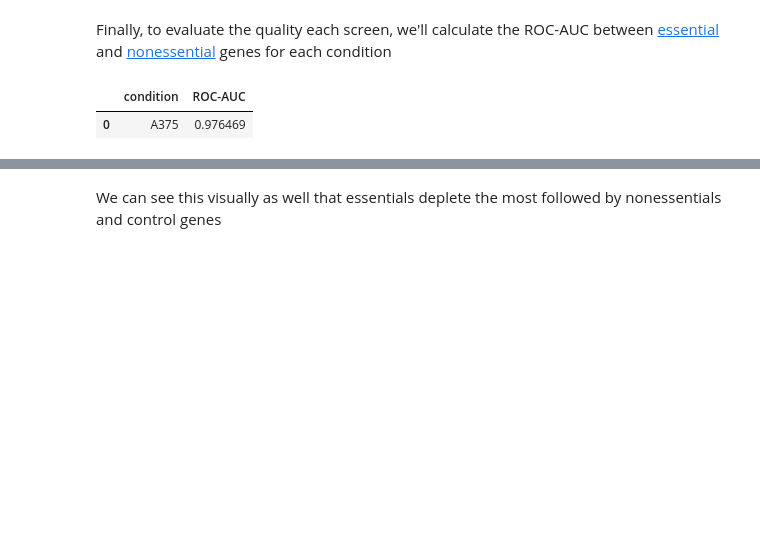
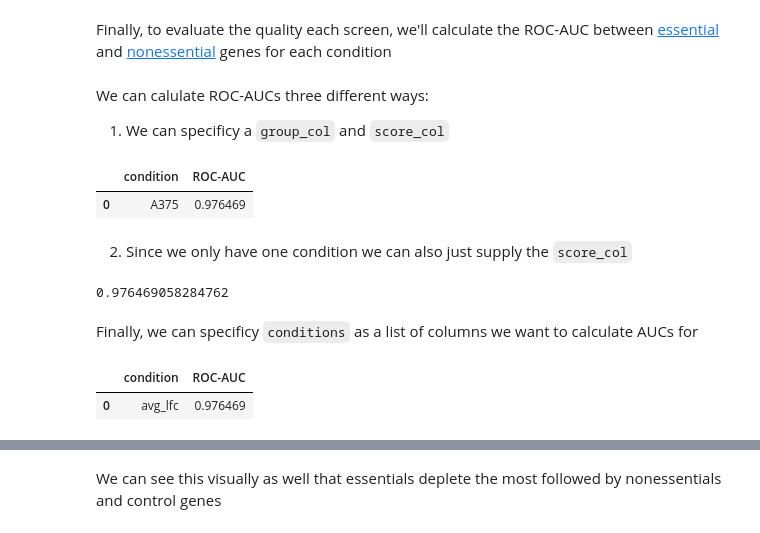
Before and after one commit to gpp-rnd/poola, a Jupyter notebook: 00_core.ipynb, the cells around one changed output, grey strips where cells are left out. Saved outputs shown, nothing was run; the diff lists cells and outputs as text; code cells hidden in the pictures; blank space fills up the shorter version.

Commit message:
code (roc-auc): update roc-auc calculation to allow different inputs

```diff
--- a/00_core.ipynb
+++ b/00_core.ipynb
@@ -224,7 +224,8 @@ def average_replicate_lfcs(lfcs, guide_col, condition_indices, sep='_', lfc_cols
 # %% [markdown]
 Since we see a strong correlation, we'll average the log-fold change of each sgRNA across replicates
 # %%
-avg_replicate_lfc_df = average_replicate_lfcs(lfcs=lfc_df, guide_col='sgRNA Sequence', condition_indices=[0])
+avg_replicate_lfc_df = average_replicate_lfcs(lfcs=lfc_df, guide_col='sgRNA Sequence', condition_indices=[0],
+                                              sep='_')
 assert np.abs(avg_replicate_lfc_df.shape[0] - read_counts.shape[0]) < 1000
 # %% [markdown]
 ### Average log-fold changes by gene
@@ -414,4 +429,8 @@ noness_genes = (pd.read_excel(requests.get(noness_file).content, sheet_name='Ref
 
 ess_file = 'http://tko.ccbr.utoronto.ca/Data/core-essential-genes-sym_HGNCID'
 ess_genes = pd.read_table(ess_file, names=['gene', 'gene_id'])
+# %% [markdown]
+We can calulate ROC-AUCs three different ways:
+
+1) We can specificy a `group_col` and `score_col`
 # %%
@@ -421,3 +441,20 @@ roc_aucs
 # %% [output]
 |  | condition | ROC-AUC |
 | 0 | A375 | 0.976469 |
+# %% [markdown]
+2) Since we only have one condition we can also just supply the `score_col`
+# %%
+roc_aucs = get_roc_aucs(lfcs=gene_lfcs, tp_genes=ess_genes.gene, fp_genes=noness_genes.gene, gene_col='Annotated Gene Symbol',
+                        score_col='avg_lfc')
+roc_aucs
+# %% [output]
+0.976469058284762
+# %% [markdown]
+Finally, we can specificy `conditions` as a list of columns we want to calculate AUCs for
+# %%
+roc_aucs = get_roc_aucs(lfcs=gene_lfcs, tp_genes=ess_genes.gene, fp_genes=noness_genes.gene, gene_col='Annotated Gene Symbol',
+                        conditions=['avg_lfc'])
+roc_aucs
+# %% [output]
+|  | condition | ROC-AUC |
+| 0 | avg_lfc | 0.976469 |
```
Also changed, not shown: parts of 4 cells of this notebook, 7 other files.
